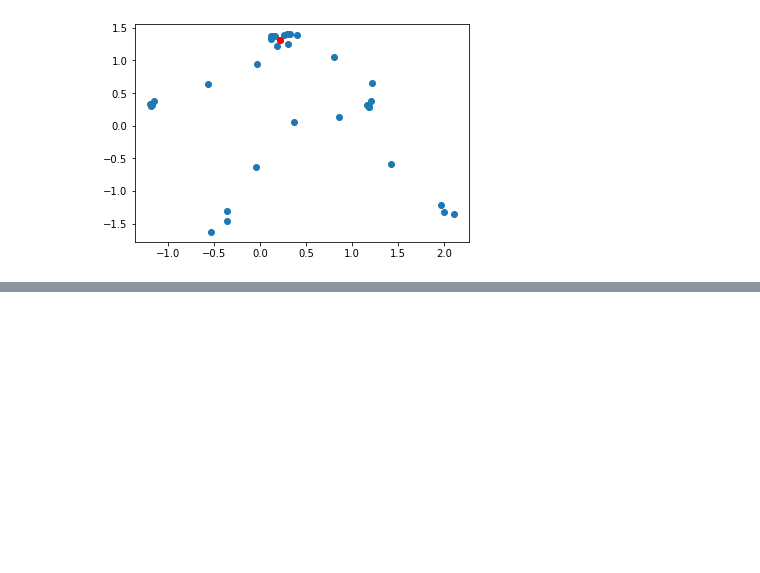
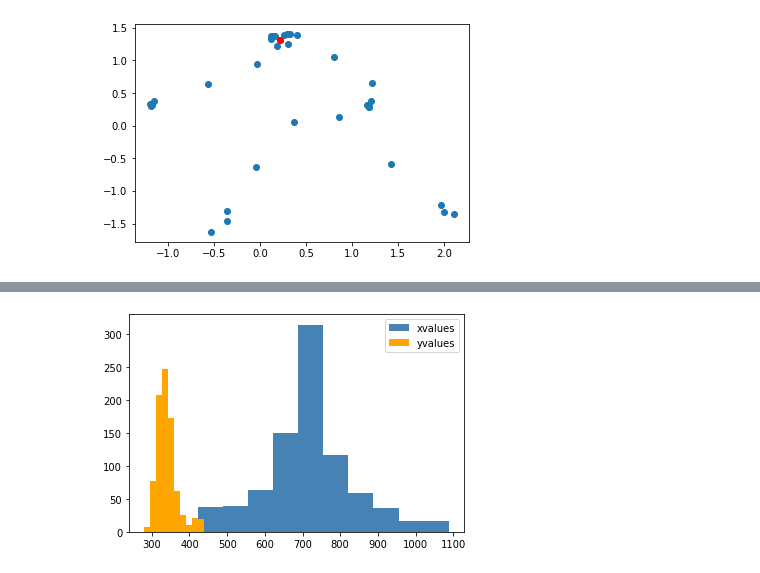
Before and after one commit to tiilt-lab/sport_analytics, a Jupyter notebook: mmla_ia_analysis/EDA.ipynb, the cells around one changed output, grey strips where cells are left out. Cells and saved outputs as stored; diff of their text form; code cells hidden in the pictures; blank space fills up the shorter version.

```diff
--- a/mmla_ia_analysis/EDA.ipynb
+++ b/mmla_ia_analysis/EDA.ipynb
@@ -323,0 +345,9 @@ plt.scatter(df_scaled.iloc[258, 2], -df_scaled.iloc[258, 35], color='red');
+# %%
+key_joint['neck_estimate_x'] = np.average(key_joint[['left_shoulder_x', 'right_shoulder_x']], axis=1)
+key_joint['neck_estimate_y'] = np.average(key_joint[['left_shoulder_y', 'right_shoulder_y']], axis=1)
+# %%
+plt.hist(key_joint['neck_estimate_x'], color='steelblue', label='xvalues')
+plt.hist(key_joint['neck_estimate_y'], color='orange', label='yvalues');
+plt.legend();
+# %% [output]
+[figure, added]
```
Also changed, not shown: parts of 6 cells of this notebook.
